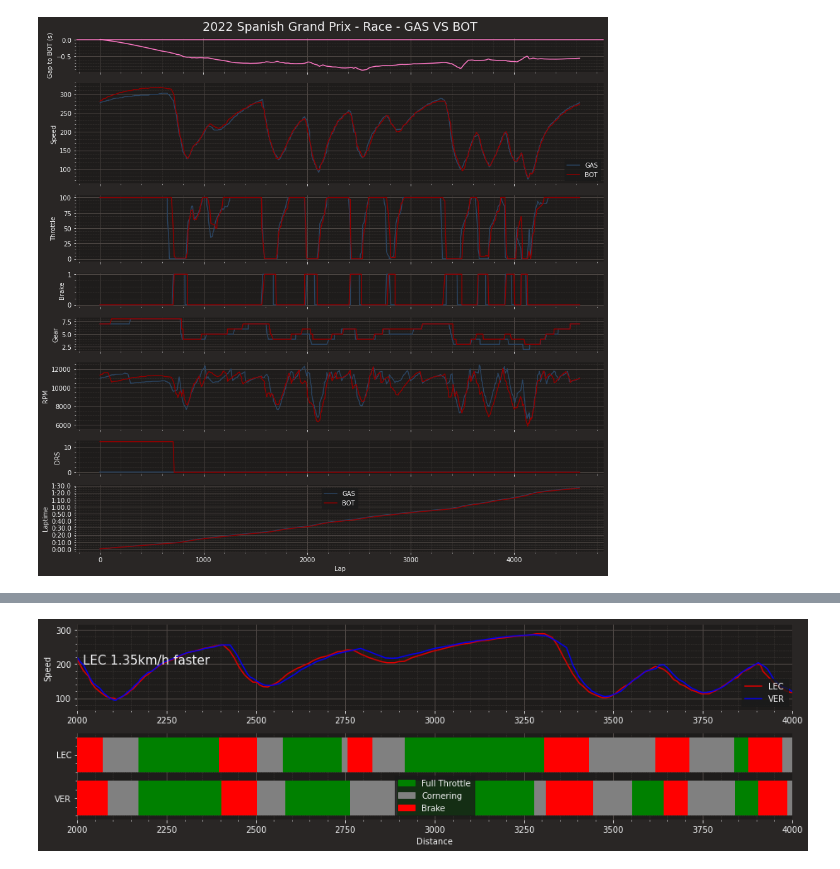
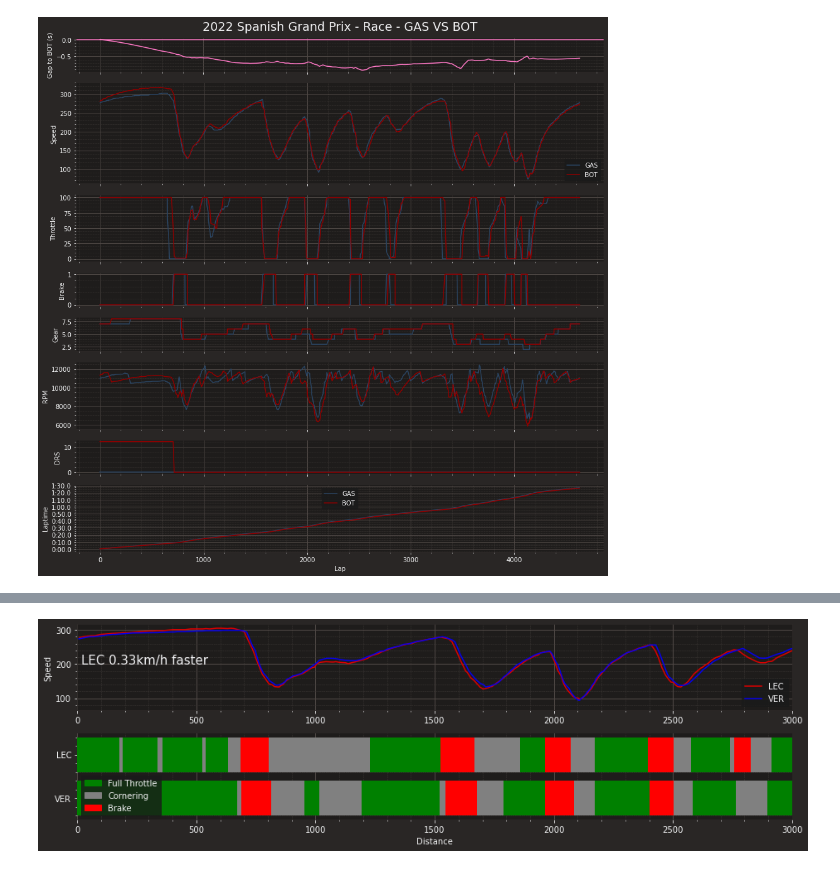
Before and after one commit to CamStevens15/F1_2022_race_analytics, a Jupyter notebook: Code_Analysis/Test.ipynb, the cells around one changed output, grey strips where cells are left out. Drawn from its saved outputs; the diff is of its cells as text; code cells hidden in the pictures.

```diff
--- a/Code_Analysis/Test.ipynb
+++ b/Code_Analysis/Test.ipynb
@@ -87,4 +263,4 @@ get_driver_lap_comparison("GAS",'BOT', spanish_session)
 # %%
-get_driver_aws_data("LEC","VER",2000,4000, spanish_session)
+get_driver_aws_data("LEC","VER",0, 3000, spanish_session)
 # %% [output]
-[figure, old version]
+[figure, new version]
```
Also changed, not shown: parts of 5 cells of this notebook, 3 other files.
